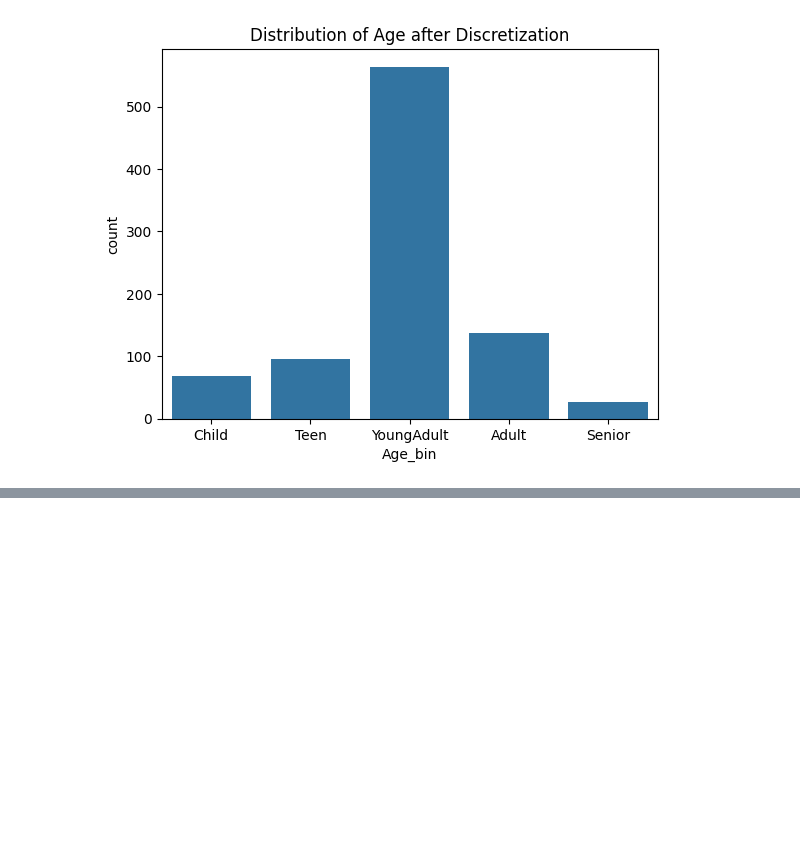
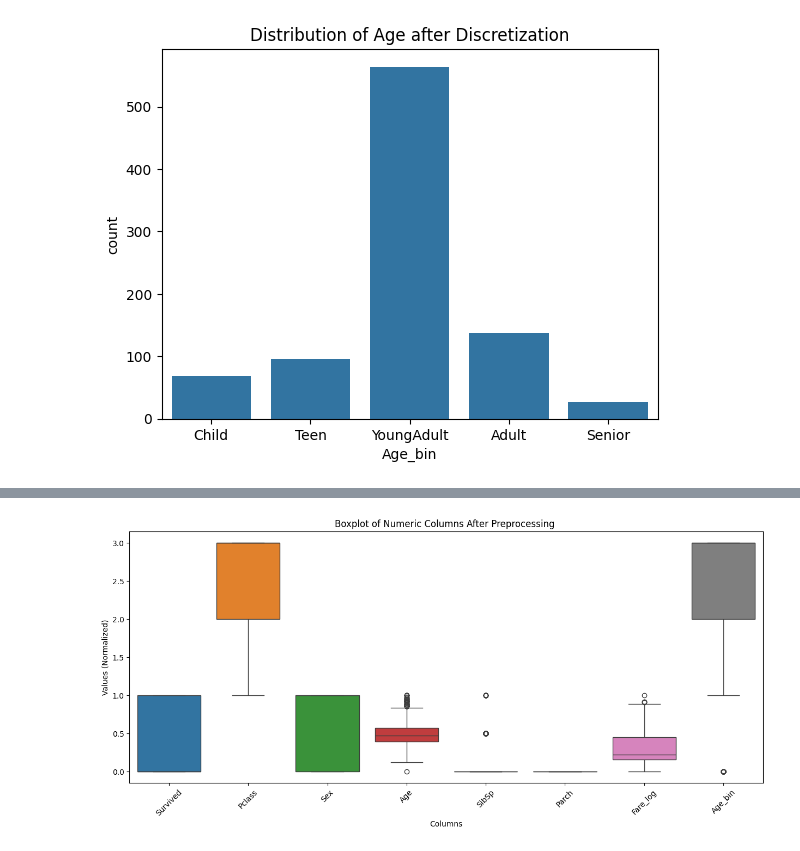
Before and after one commit to Leenasmk3/IT326-DataMining-Project, a Jupyter notebook: Phase2.ipynb, the cells around one changed output, grey strips where cells are left out. Saved outputs shown, nothing was run; the diff lists cells and outputs as text; code cells hidden in the pictures; blank space fills up the shorter version.

```diff
--- a/Phase2.ipynb
+++ b/Phase2.ipynb
@@ -336,0 +426,18 @@ plt.show()
+# %%
+# --- 1. Create a snapshot of the dataframe after preprocessing ---
+df_snapshot = df_copy.copy()
+
+# --- 2. Select numeric columns for Boxplot ---
+plot_cols = [col for col in df_snapshot.select_dtypes(include=["number"]).columns
+             if col not in ["PassengerId", "Fare"]]
+
+# --- 3. Plot Boxplot ---
+plt.figure(figsize=(15, 6))
+sns.boxplot(data=df_snapshot[plot_cols])
+plt.title("Boxplot of Numeric Columns After Preprocessing ")
+plt.xlabel("Columns")
+plt.ylabel("Values (Normalized)")
+plt.xticks(rotation=45)
+plt.show()
+# %% [output]
+[figure, added]
```
Also changed, not shown: parts of 3 cells of this notebook.
